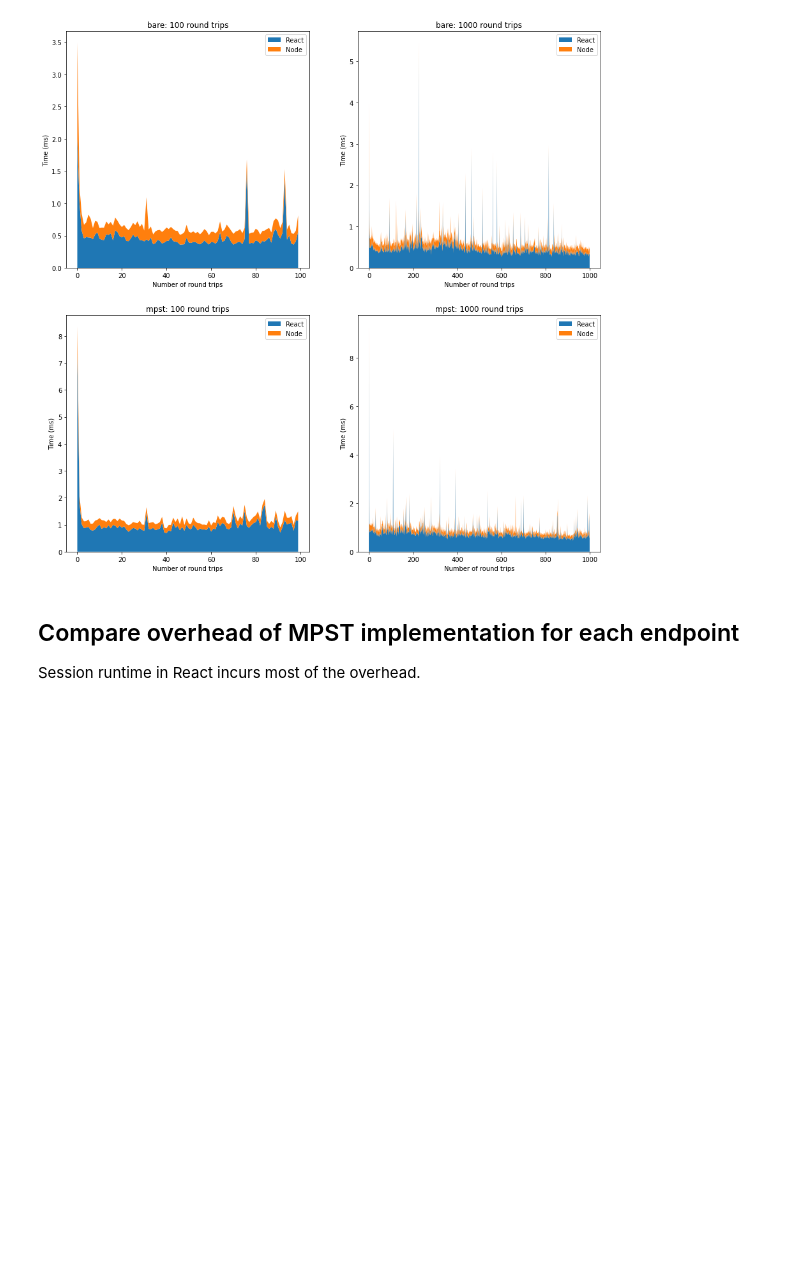
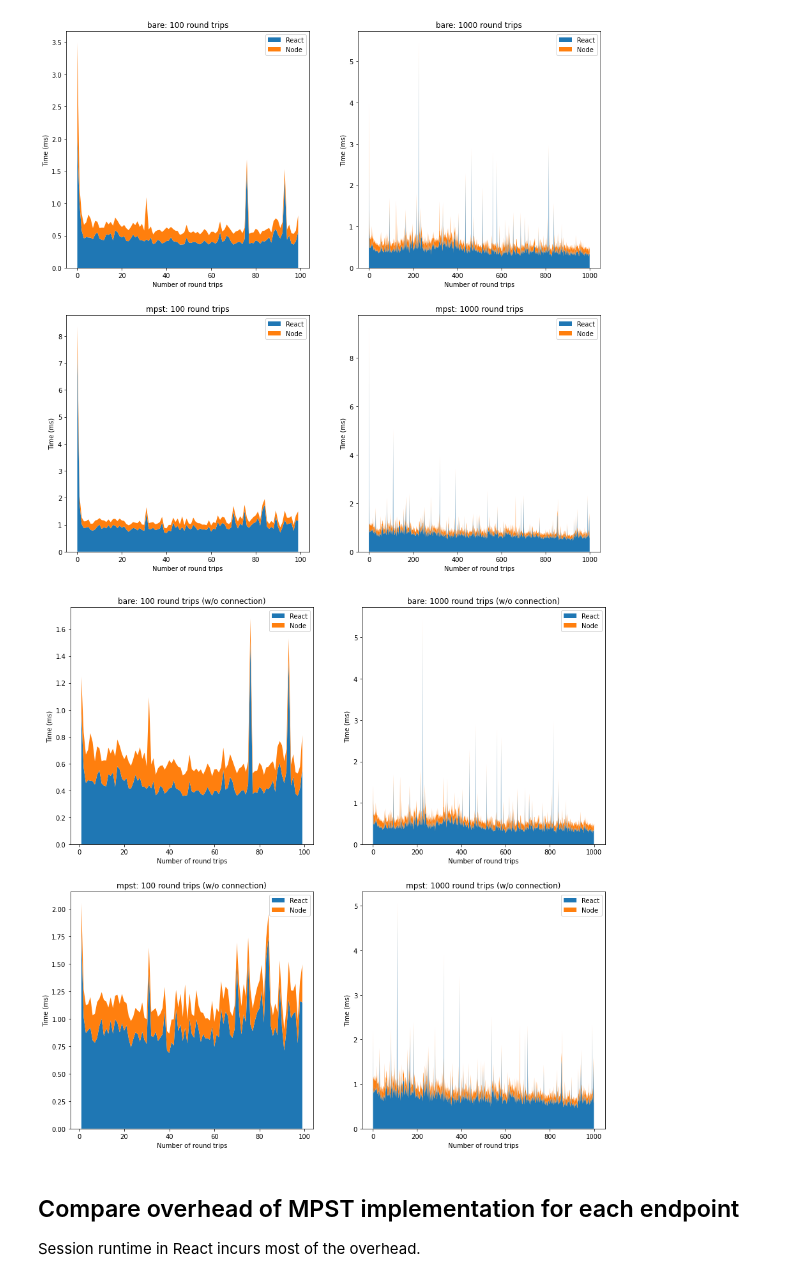
Before and after one commit to ansonmiu0214/SessionTS-Benchmarks, a Jupyter notebook: SessionTS_Benchmarks.ipynb, the cells around one changed output. Drawn from its saved outputs; the diff is of its cells as text; code cells hidden in the pictures; blank space fills up the shorter version.

```diff
--- a/SessionTS_Benchmarks.ipynb
+++ b/SessionTS_Benchmarks.ipynb
@@ -195,16 +195,28 @@ in React.
 # %%
 def plot_react_node_breakdown(library, fig, axs, *,
                               variant,
-                              num_msgs):
+                              num_msgs,
+                              ignore_connection=False):
     log_instance = library.get(variant=variant, num_msgs=num_msgs)
     node = log_instance.avg_timeline('node')
     react = log_instance.avg_timeline('react')
 
-    time_axis = np.arange(num_msgs)
+    if ignore_connection:
+        node = node[1:]
+        react = react[1:]
+        time_axis = np.arange(1, num_msgs)
+    else:
+        time_axis = np.arange(num_msgs)
+
     axs.stackplot(time_axis, [react, node], labels=['React', 'Node'])
     axs.set_xlabel('Number of round trips')
     axs.set_ylabel('Time (ms)')
-    axs.set_title(f'{variant}: {num_msgs} round trips')
+
+    if ignore_connection:
+        axs.set_title(f'{variant}: {num_msgs} round trips (w/o connection)')
+    else:
+        axs.set_title(f'{variant}: {num_msgs} round trips')
+
     axs.legend(loc='best')
 # %%
 fig = plt.figure(figsize=(15, 15))
@@ -217,6 +229,19 @@ for i, variant in enumerate(VARIANTS):
                                   variant=variant, num_msgs=num_msgs)
 # %% [output]
 [figure]
+# %%
+fig = plt.figure(figsize=(15, 15))
+
+for i, variant in enumerate(VARIANTS):
+    for j, num_msgs in enumerate(NUM_MSGS):
+        idx = i * len(ENDPOINTS) + j + 1
+        axs = fig.add_subplot(len(VARIANTS), len(NUM_MSGS), idx)
+        plot_react_node_breakdown(library, fig, axs,
+                                  variant=variant,
+                                  num_msgs=num_msgs,
+                                  ignore_connection=True)
+# %% [output]
+[figure, added]
 # %% [markdown]
 ## Compare overhead of MPST implementation for each endpoint
 
```
Also changed, not shown: parts of 4 cells of this notebook.
